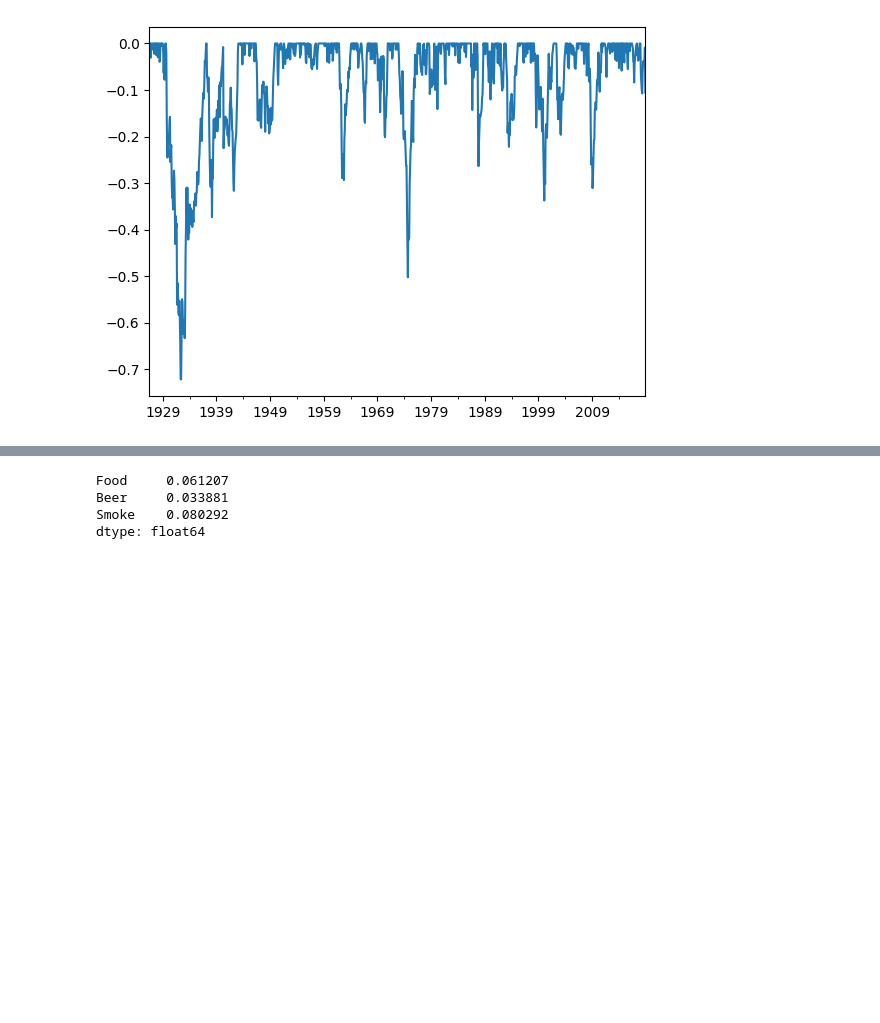
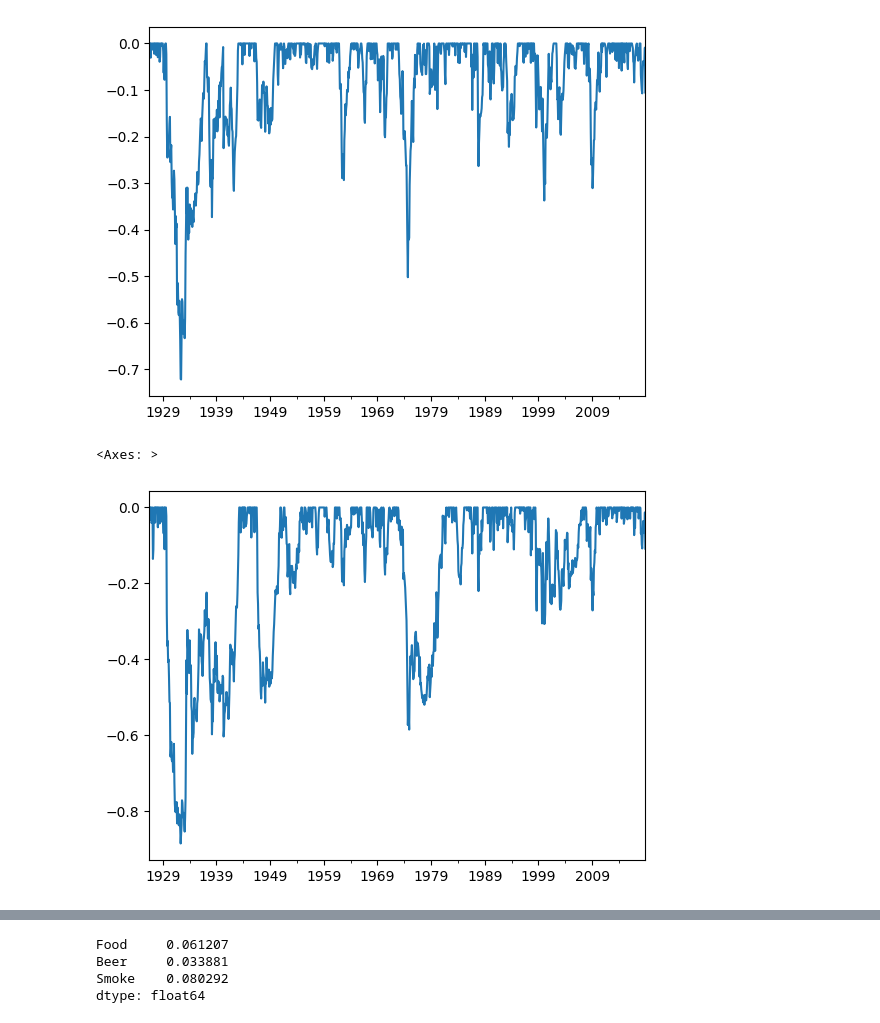
Before and after one commit to JoohanJin/portfolio_management_prac, a Jupyter notebook: lib/7_efficient_frontier_part_1.ipynb, the cells around one changed output, grey strips where cells are left out. Cells and saved outputs as stored; diff of their text form; code cells hidden in the pictures; blank space fills up the shorter version.

```diff
--- a/lib/7_efficient_frontier_part_1.ipynb
+++ b/lib/7_efficient_frontier_part_1.ipynb
@@ -166,3 +163,8 @@ port.drawdown(ind["Food"])["Drawdown"].plot.line()
 # %% [output]
 <Axes: >
 [figure]
+# %%
+port.drawdown(ind['Beer'])['Drawdown'].plot.line()
+# %% [output]
+<Axes: >
+[figure, added]
```
Also changed, not shown: parts of 11 cells of this notebook, 2 other files.
